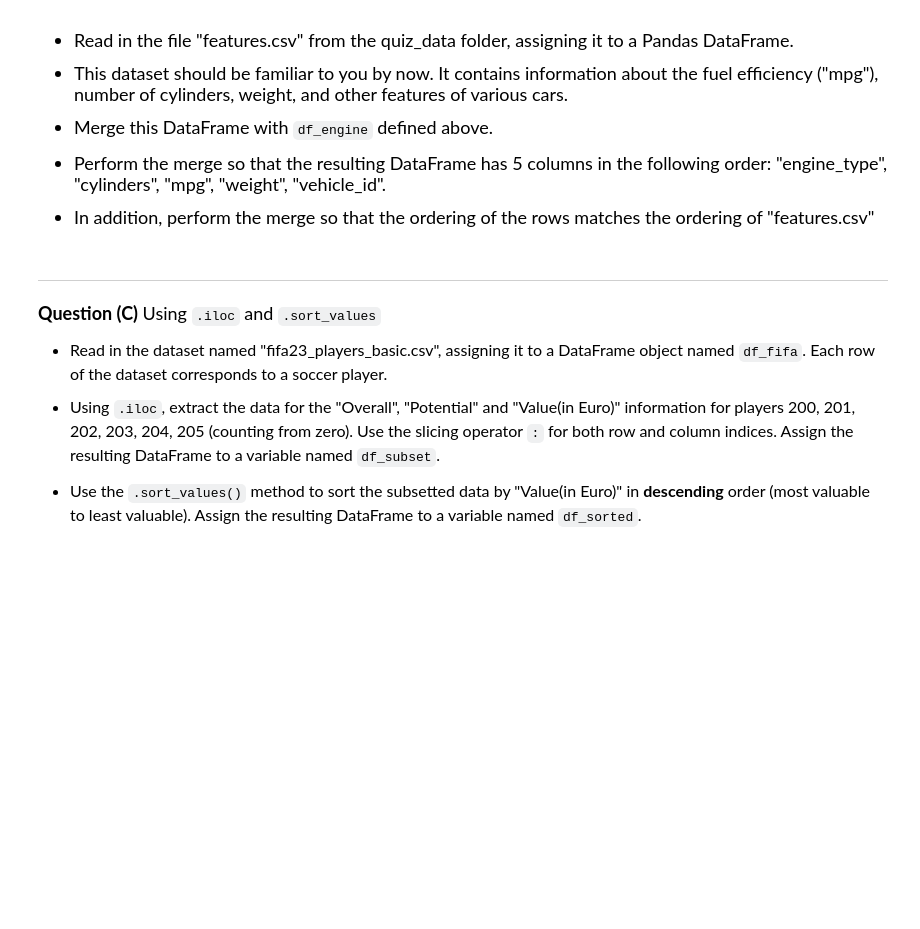
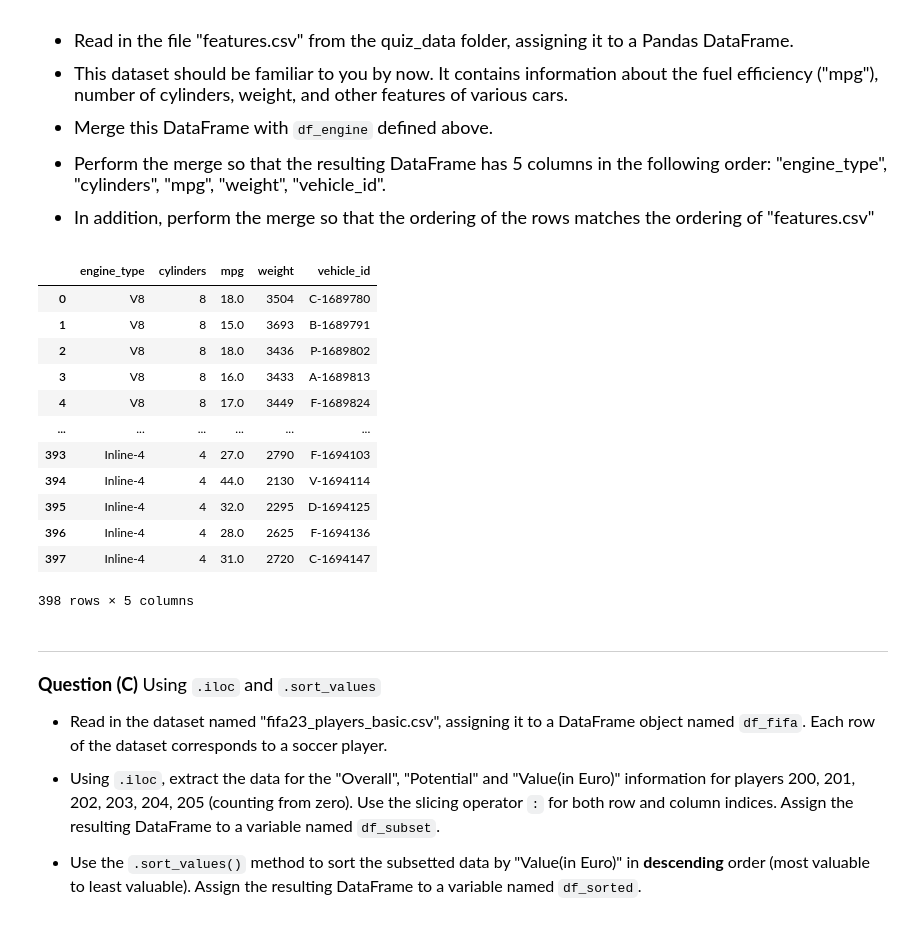
Before and after one commit to taddcavanaugh-arch/datasci151fall2026, a Jupyter notebook: _quizzes/quiz_4/quiz_4.ipynb, the cells around one changed output. Saved outputs shown, nothing was run; the diff lists cells and outputs as text; code cells hidden in the pictures; blank space fills up the shorter version.

```diff
--- a/_quizzes/quiz_4/quiz_4.ipynb
+++ b/_quizzes/quiz_4/quiz_4.ipynb
@@ -63,6 +103,27 @@ df_engine
 - In addition, perform the merge so that the ordering of the rows matches the ordering of "features.csv"
 # %%
 # Your code here
+feature_df = pd.read_csv("quiz_data/features.csv")
+
+
+merged_car_df = pd.merge(left=df_engine[["engine_type","cylinders"]],right=feature_df[["cylinders","mpg","weight","vehicle_id"]], how="right", on = "cylinders")
+
+
+display(merged_car_df)
+# %% [output]
+|  | engine_type | cylinders | mpg | weight | vehicle_id |
+| 0 | V8 | 8 | 18.0 | 3504 | C-1689780 |
+| 1 | V8 | 8 | 15.0 | 3693 | B-1689791 |
+| 2 | V8 | 8 | 18.0 | 3436 | P-1689802 |
+| 3 | V8 | 8 | 16.0 | 3433 | A-1689813 |
+| 4 | V8 | 8 | 17.0 | 3449 | F-1689824 |
+| ... | ... | ... | ... | ... | ... |
+| 393 | Inline-4 | 4 | 27.0 | 2790 | F-1694103 |
+| 394 | Inline-4 | 4 | 44.0 | 2130 | V-1694114 |
+| 395 | Inline-4 | 4 | 32.0 | 2295 | D-1694125 |
+| 396 | Inline-4 | 4 | 28.0 | 2625 | F-1694136 |
+| 397 | Inline-4 | 4 | 31.0 | 2720 | C-1694147 |
+398 rows × 5 columns
 # %% [markdown]
 ______________________
 
```
Also changed, not shown: parts of 5 cells of this notebook, 1 other file.
